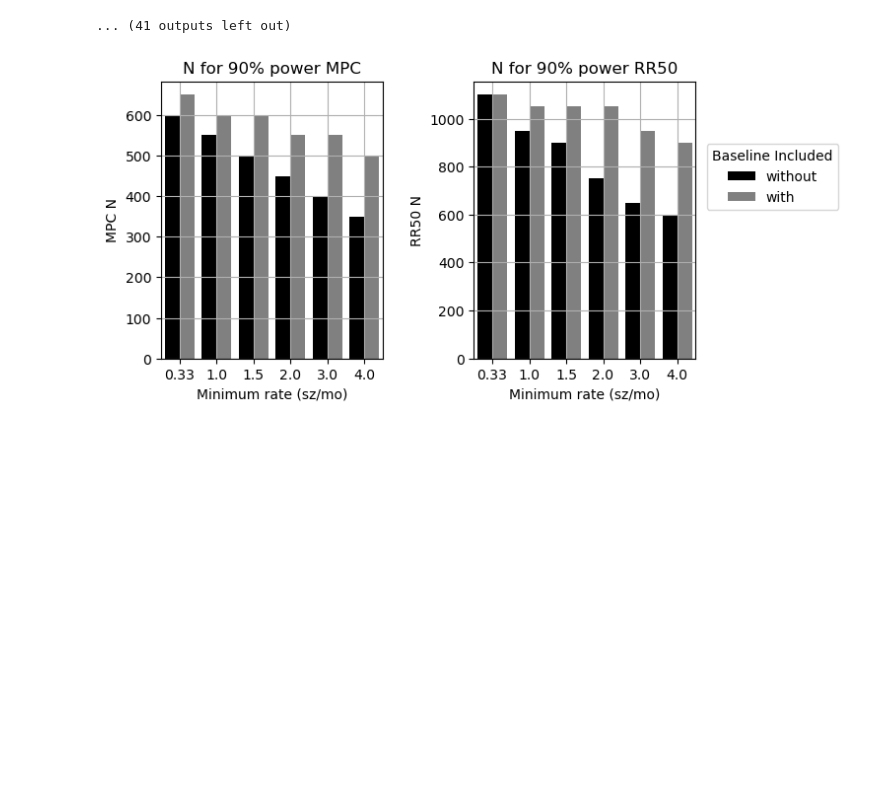
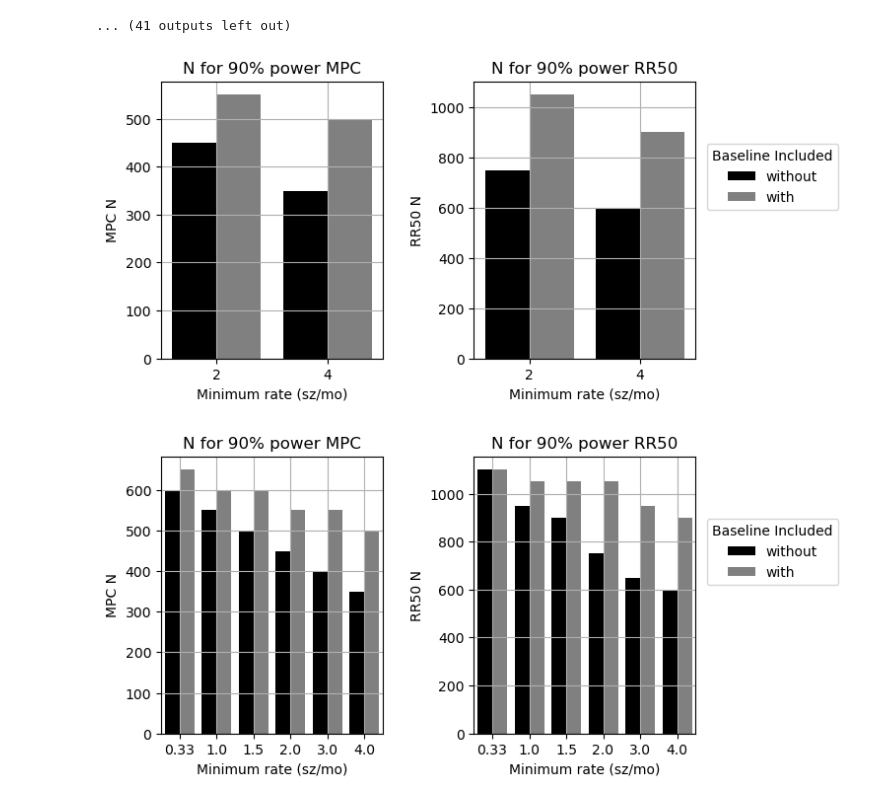
Before and after one commit to GoldenholzLab/RTMsim, a Jupyter notebook: rtm_paper_v2.ipynb, the cells around one changed output. Saved outputs shown, nothing was run; the diff lists cells and outputs as text; code cells hidden in the pictures; blank space fills up the shorter version.

```diff
--- a/rtm_paper_v2.ipynb
+++ b/rtm_paper_v2.ipynb
@@ -339,6 +340,34 @@ N=950 hist=1 baseTF=True minSz=1 drg=0.2 -> RR50 = 0.8556 MPC = 0.9844
 (9.173: 24.12+-1.982 33.29+-2.165
 True 1000
 ... (41 outputs left out)
+# %%
+import pandas as pd
+import matplotlib.pyplot as plt
+import seaborn as sns
+
+
+
+# just 2 and 4
+d = pd.DataFrame({'MPC N':[350,500,450,550],'RR50 N':[600,900,750,1050],'Baseline Included':['without','with','without','with'],
+                  'Minimum rate (sz/mo)':[4,4,2,2]})
+
+f= plt.figure(figsize=(8,4))
+plt.subplot(1,2,1)
+ax = sns.barplot(data=d,x='Minimum rate (sz/mo)',y='MPC N',hue='Baseline Included',palette=['black','gray'])
+ax.legend_.remove()
+plt.grid(True)
+plt.title('N for 90% power MPC')
+plt.subplot(1,2,2)
+sns.barplot(data=d,x='Minimum rate (sz/mo)',y='RR50 N',hue='Baseline Included',palette=['black','gray'])
+plt.legend(bbox_to_anchor=(1.02, 0.8),title='Baseline Included')
+plt.grid(True)
+plt.title('N for 90% power RR50')
+
+f.tight_layout(pad=2)
+#plt.savefig('Fig3.png',dpi=300)
+plt.savefig('Fig3-v3.tiff',dpi=300)
+# %% [output]
+[figure, added]
 # %%
 import pandas as pd
 import matplotlib.pyplot as plt
```
Also changed, not shown: parts of 1 cell of this notebook, 1 other file.
